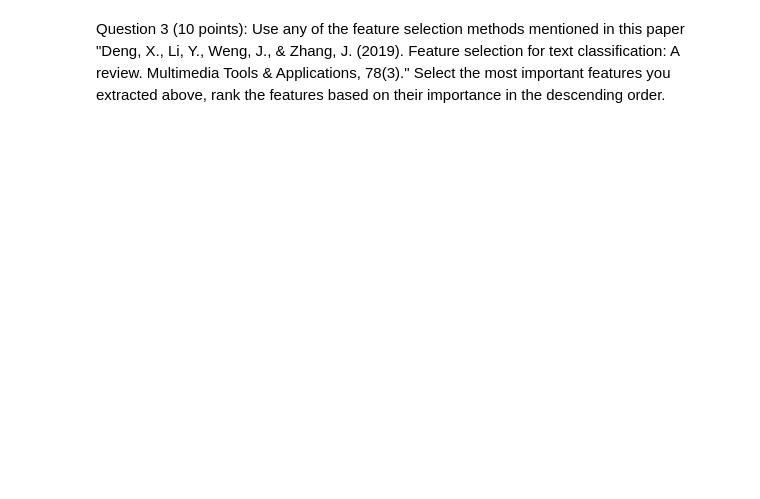
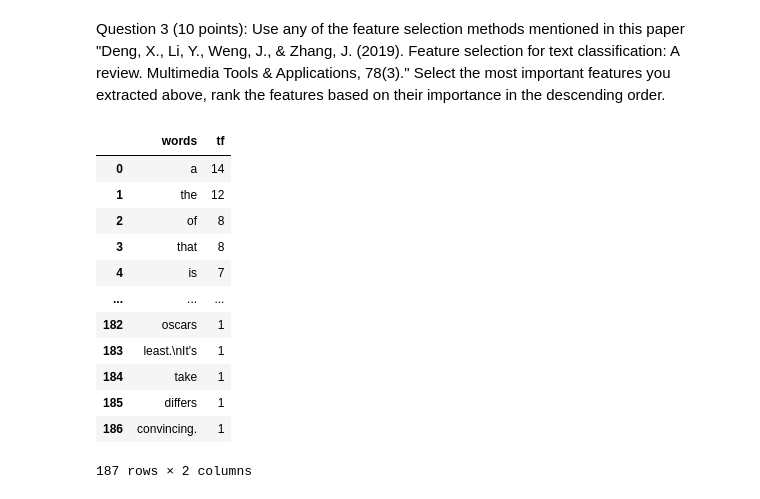
Before and after one commit to MounishaChalasani/MounishaChalasani-INFO5731_Assignment_One_fall2022, a Jupyter notebook: In_class_exercise_03_10062022.ipynb, the cells around one changed output. Drawn from its saved outputs; the diff is of its cells as text; code cells hidden in the pictures; blank space fills up the shorter version.

```diff
--- a/In_class_exercise_03_10062022.ipynb
+++ b/In_class_exercise_03_10062022.ipynb
@@ -23,0 +55,6 @@ Question 2 (20 points): Write python code to extract these features you discusse
+# %%
+#to get character count
+
+data['Char_count'] = data['Reviews'].str.len() ## including spaces
+data = data[['Reviews','Char_count']]
+data.head()
@@ -23,0 +68,12 @@ Question 2 (20 points): Write python code to extract these features you discusse
+# %%
+# to get stopwords count
+
+from nltk.corpus import stopwords
+import nltk
+
+nltk.download('stopwords')
+stopwords = stopwords.words('english')
+
+data['stopwords'] = data['Reviews'].apply(lambda x: len([x for x in x.split() if x in stopwords]))
+data = data[['Reviews','stopwords']]
+data.head()
@@ -23,0 +89,5 @@ Question 2 (20 points): Write python code to extract these features you discusse
+# %%
+#to get numbers count
+data['numbers'] = data['Reviews'].apply(lambda x: len([x for x in x.split() if x.isdigit()]))
+data = data[['Reviews','numbers']]
+data.head()
@@ -23,0 +101,5 @@ Question 2 (20 points): Write python code to extract these features you discusse
+# %%
+#to get hashtags count
+data['hastags'] = data['Reviews'].apply(lambda x: len([x for x in x.split() if x.startswith('#')]))
+data = data[['Reviews','hastags']]
+data.head()
@@ -25,3 +114,21 @@ Question 2 (20 points): Write python code to extract these features you discusse
 Question 3 (10 points): Use any of the feature selection methods mentioned in this paper "Deng, X., Li, Y., Weng, J., & Zhang, J. (2019). Feature selection for text classification: A review. Multimedia Tools & Applications, 78(3)." Select the most important features you extracted above, rank the features based on their importance in the descending order.
 # %%
 # You code here (Please add comments in the code):
+
+text_classification = (data['Reviews'][1:2]).apply(lambda x: pd.value_counts(x.split(" "))).sum(axis = 0).reset_index()
+text_classification.columns = ['words','tf']
+text_classification
+# %% [output]
+|  | words | tf |
+| 0 | a | 14 |
+| 1 | the | 12 |
+| 2 | of | 8 |
+| 3 | that | 8 |
+| 4 | is | 7 |
+| ... | ... | ... |
+| 182 | oscars | 1 |
+| 183 | least.\nIt's | 1 |
+| 184 | take | 1 |
+| 185 | differs | 1 |
+| 186 | convincing. | 1 |
+187 rows × 2 columns
```
Also changed, not shown: parts of 7 cells of this notebook.
